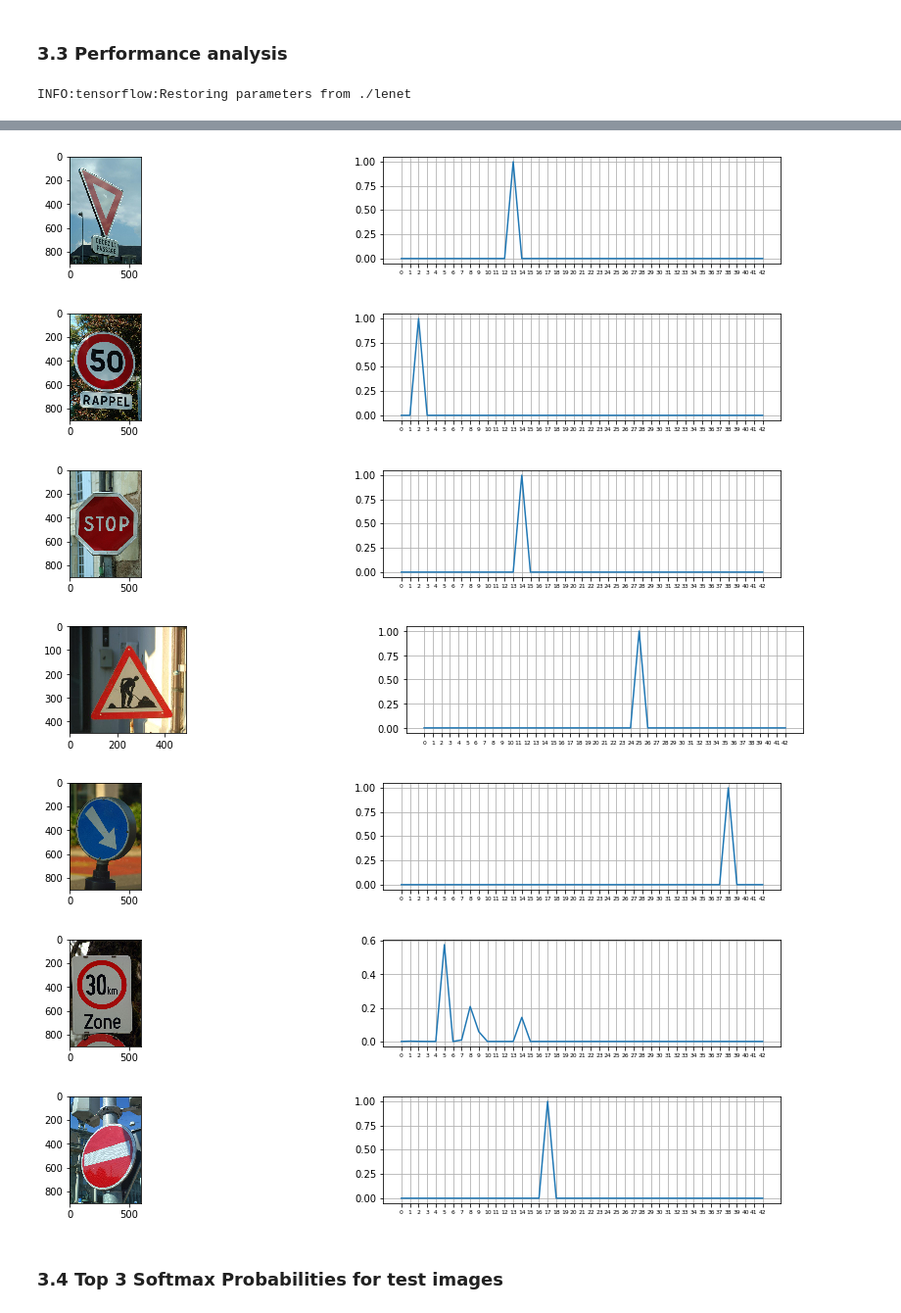
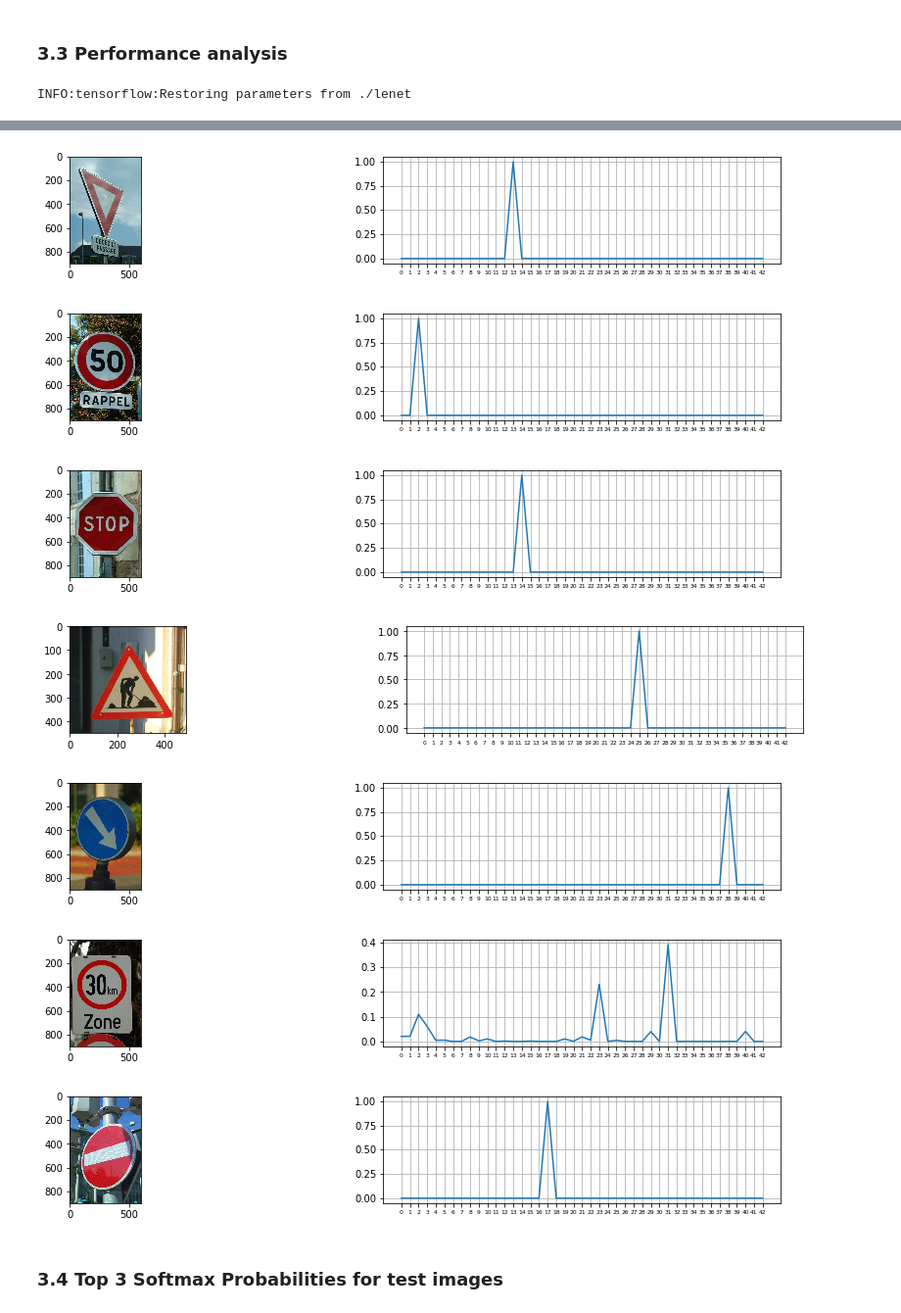
Before and after one commit to joseppii/Traffic-Sign-Classifier-Project, a Jupyter notebook: Traffic_Sign_Classifier.ipynb, the cells around one changed output, grey strips where cells are left out. Shown at 98% size. Saved outputs shown, nothing was run; the diff lists cells and outputs as text; code cells hidden in the pictures.

```diff
--- a/Traffic_Sign_Classifier.ipynb
+++ b/Traffic_Sign_Classifier.ipynb
@@ -458,7 +488,7 @@ def evaluate(X_data, y_data):
     sess = tf.get_default_session()
     for offset in range(0, num_examples, BATCH_SIZE):
         batch_x, batch_y = X_data[offset:offset+BATCH_SIZE], y_data[offset:offset+BATCH_SIZE]
-        accuracy = sess.run(accuracy_operation, feed_dict={x: batch_x, y: batch_y})
+        accuracy = sess.run(accuracy_operation, feed_dict={x: batch_x, y: batch_y, keep_prob:1.0})
         total_accuracy += (accuracy * len(batch_x))
     return total_accuracy / num_examples
 # %%
@@ -469,27 +499,34 @@ import time
 name = "traffic-sign-classifier-{}".format(int(time.time()))
 LOGDIR = "/tmp/udacity/graphs/"
 
+stats = []
+
 with tf.Session() as sess:
+
     sess.run(tf.global_variables_initializer())
     writer = tf.summary.FileWriter(LOGDIR + name)
     writer.add_graph(sess.graph)
     num_examples = len(X_train_augmented)
     print(num_examples)
-
     print("Training...")
     print()
+
     for i in range(EPOCHS):
+        stat={}
         X_train, y_train = shuffle(X_train_augmented, y_train_augmented)
         for offset in range(0, num_examples, BATCH_SIZE):
             end = offset + BATCH_SIZE
             batch_x, batch_y = X_train[offset:end], y_train[offset:end]
-            sess.run(training_operation, feed_dict={x: batch_x, y: batch_y})
+            sess.run(training_operation, feed_dict={x: batch_x, y: batch_y, keep_prob:0.75})
            #writer.add_summary(s, i)
         trainning_accuracy = evaluate(X_train_augmented, y_train_augmented)
         validation_accuracy = evaluate(X_valid_augmented, y_valid_augmented)
         print("EPOCH {} ...".format(i+1))
         print("Trainning Accuracy = {:.3f}".format(trainning_accuracy))
         print("Validation Accuracy = {:.3f}".format(validation_accuracy))
+        stat['train_acc'], stat['valid_acc'], stat['epoch'] = trainning_accuracy, validation_accuracy, i
+
+        stats.append(stat)
         print()
 
     saver.save(sess, './lenet')
@@ -565,7 +621,7 @@ with tf.Session() as sess:
         image_resized = resize(image, (32, 32), anti_aliasing=True, mode='constant')
         image_normalized= normalize_images(np.array([np.array(image_resized)]))
         imgd=image_normalized.reshape(1,image_resized.shape[0],image_resized.shape[1],image_resized.shape[2])
-        logit = sess.run(tf.argmax(logits, 1), feed_dict={x: imgd})
+        logit = sess.run(tf.argmax(logits, 1), feed_dict={x: imgd, keep_prob:1.0})
         ax = fig.add_subplot(len(images),5,k+1)
         ax.imshow(image_resized)
         ax.set_title(class_names[logit[0]].get('SignName'))
@@ -591,7 +647,7 @@ with tf.Session() as sess:
         image_resized = resize(image, (32, 32), anti_aliasing=True, mode='constant')
         image_normalized= normalize_images(np.array([np.array(image_resized)]))
         imgd=image_normalized.reshape(1,image_resized.shape[0],image_resized.shape[1],image_resized.shape[2])
-        logit = sess.run(tf.argmax(logits, 1), feed_dict={x: imgd})
+        logit = sess.run(tf.argmax(logits, 1), feed_dict={x: imgd, keep_prob:1.0})
         ax = fig.add_subplot(len(images),5,k+1)
         ax.imshow(image_resized)
         ax.set_title(class_names[logit[0]].get('SignName'))
@@ -616,35 +672,35 @@ images = glob.glob('data/signs/*.jpg')
 softmax = None
 with tf.Session() as sess:
     saver.restore(sess, tf.train.latest_checkpoint('.'))
     sess = tf.get_default_session()
     for  k, img in enumerate(images):
         image = mpimg.imread(img)
         image_resized = resize(image, (32, 32), anti_aliasing=True, mode='constant')
         image_normalized= normalize_images(np.array([np.array(image_resized)]))
         imgd=image_normalized.reshape(1,image_resized.shape[0],image_resized.shape[1],image_resized.shape[2])
-        softmax = sess.run(tf.nn.softmax(logits), feed_dict={x: imgd})
+        softmax = sess.run(tf.nn.softmax(logits), feed_dict={x: imgd, keep_prob:1.0})
 
         fig = plt.figure(figsize=(16,2))
 
         ax = fig.add_subplot(1,2,1)
         ax.imshow(image)
         ax = fig.add_subplot(1,2,2)
         ax.set_xticks(np.arange(0,43,1))
         plt.plot(softmax[0])
         for tick in ax.xaxis.get_major_ticks():
             tick.label.set_fontsize(6)
 
         plt.grid()
         plt.show()
 # %% [output]
 INFO:tensorflow:Restoring parameters from ./lenet
 [figure]
 [figure]
 [figure]
 [figure]
 [figure]
 [figure]
-[figure, old version]
+[figure, new version]
 [figure]
 # %% [markdown]
 ### 3.4 Top 3 Softmax Probabilities for test images
```
Also changed, not shown: parts of 12 cells of this notebook, 1 other file.
